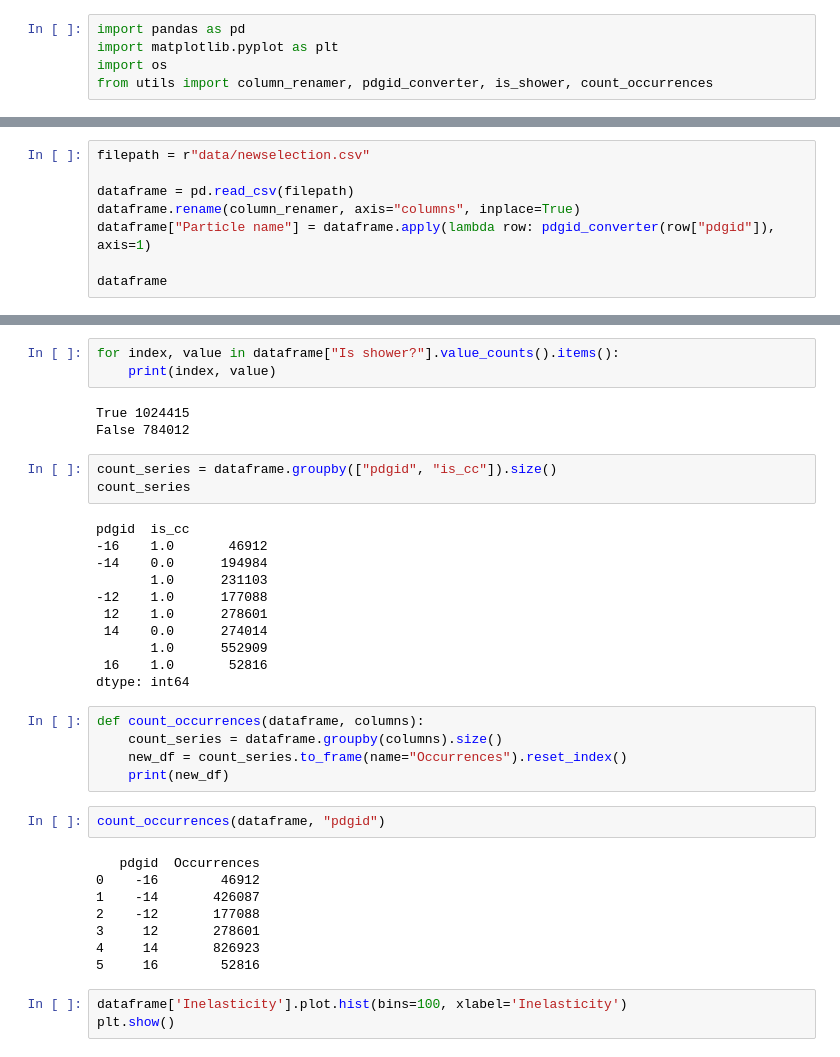
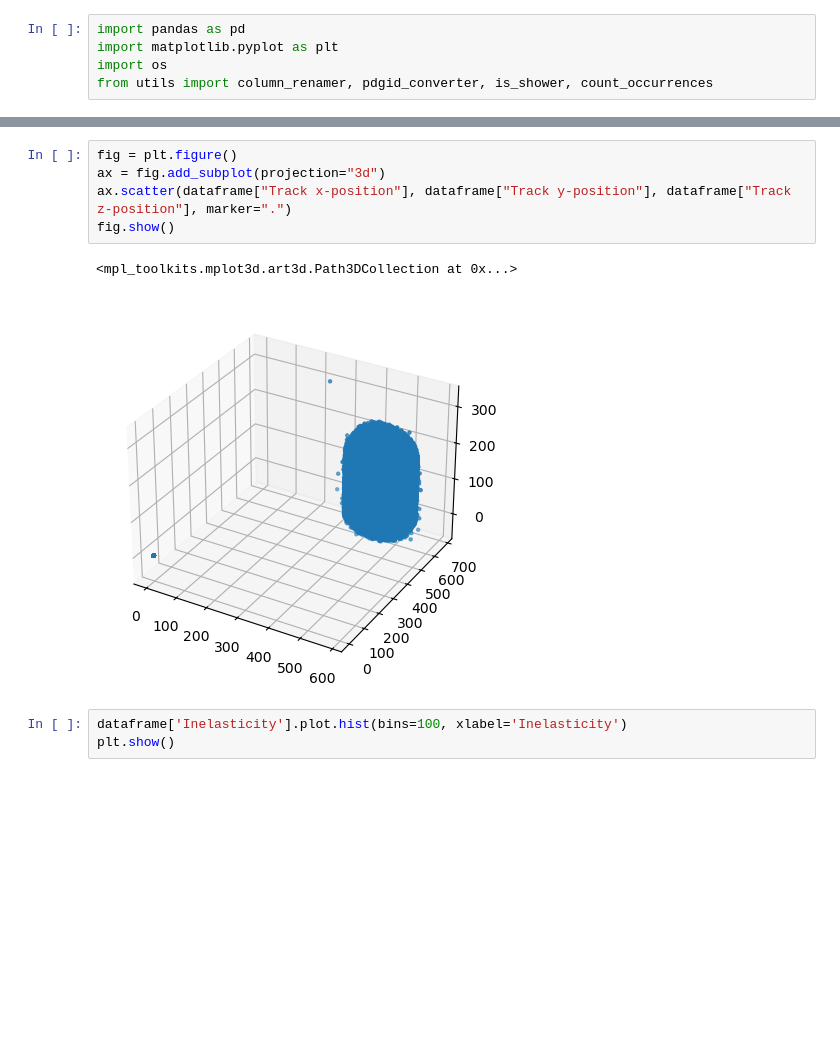
Before and after one commit to Novahot-Or-Not/pcqi-project, a Jupyter notebook: Sandbox.ipynb, the cells around one changed output, grey strips where cells are left out. Drawn from its saved outputs; the diff is of its cells as text; blank space fills up the shorter version.

```diff
--- a/Sandbox.ipynb
+++ b/Sandbox.ipynb
@@ -27,8 +22,0 @@ KeyboardInterrupt:
-# %%
-filepath = r"data/newselection.csv"
-
-dataframe = pd.read_csv(filepath)
-dataframe.rename(column_renamer, axis="columns", inplace=True)
-dataframe["Particle name"] = dataframe.apply(lambda row: pdgid_converter(row["pdgid"]), axis=1)
-
-dataframe
@@ -69,38 +23,11 @@ count_occurrences(dataframe, "pdgid")
-# %%
-for index, value in dataframe["Is shower?"].value_counts().items():
-    print(index, value)
-# %% [output]
-True 1024415
-False 784012
-# %%
-count_series = dataframe.groupby(["pdgid", "is_cc"]).size()
-count_series
-# %% [output]
-pdgid  is_cc
--16    1.0       46912
--14    0.0      194984
-       1.0      231103
--12    1.0      177088
- 12    1.0      278601
- 14    0.0      274014
-       1.0      552909
- 16    1.0       52816
-dtype: int64
-# %%
-def count_occurrences(dataframe, columns):
-    count_series = dataframe.groupby(columns).size()
-    new_df = count_series.to_frame(name="Occurrences").reset_index()
-    print(new_df)
-# %%
-count_occurrences(dataframe, "pdgid")
-# %% [output]
-   pdgid  Occurrences
-0    -16        46912
-1    -14       426087
-2    -12       177088
-3     12       278601
-4     14       826923
-5     16        52816
+# %%
+fig = plt.figure()
+ax = fig.add_subplot(projection="3d")
+ax.scatter(dataframe["Track x-position"], dataframe["Track y-position"], dataframe["Track z-position"], marker=".")
+fig.show()
+# %% [output]
+<mpl_toolkits.mplot3d.art3d.Path3DCollection at 0x...>
+[figure, added]
 # %%
 dataframe['Inelasticity'].plot.hist(bins=100, xlabel='Inelasticity')
 plt.show()
```
Also changed, not shown: parts of 4 cells of this notebook.
